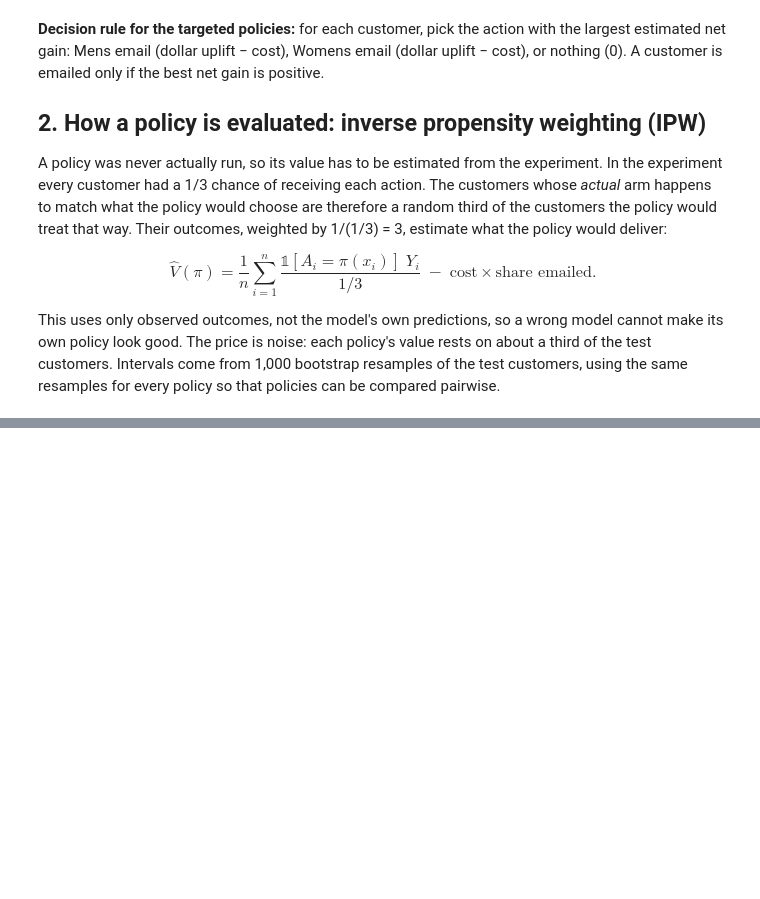
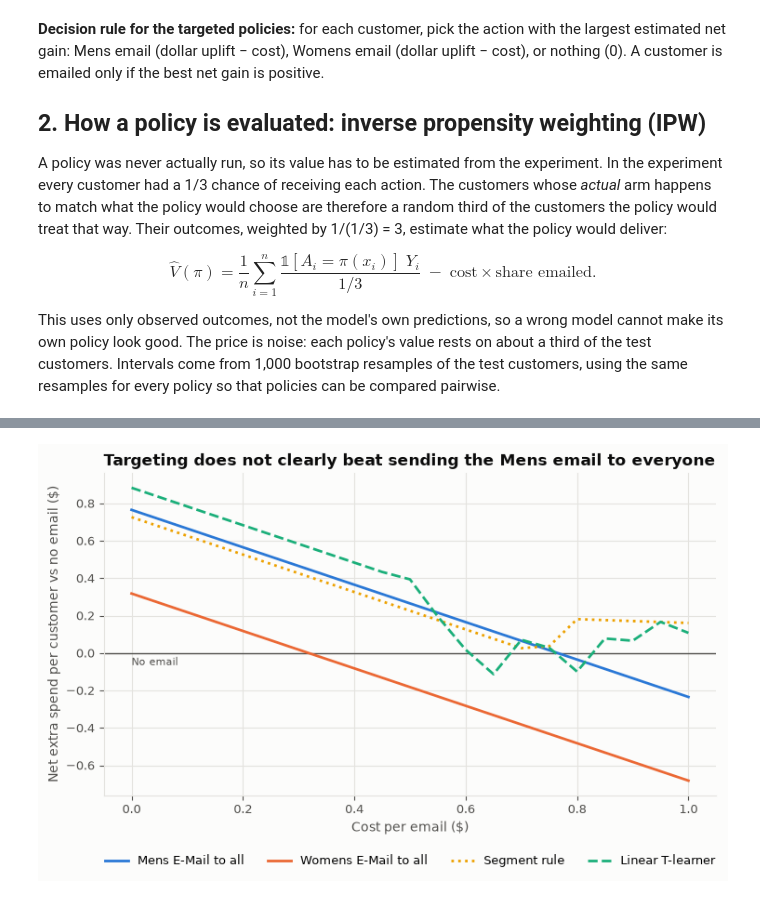
Before and after one commit to berkcansuner/hillstrom-email-uplift, a Jupyter notebook: notebooks/07_targeting_policy.ipynb, the cells around one changed output, grey strips where cells are left out. Cells and saved outputs as stored; diff of their text form; code cells hidden in the pictures; blank space fills up the shorter version.

Commit message:
Add notebook 07: policy value across email costs with paired bootstrap

```diff
--- a/notebooks/07_targeting_policy.ipynb
+++ b/notebooks/07_targeting_policy.ipynb
@@ -97,0 +102,36 @@ This uses only observed outcomes, not the model's own predictions, so a wrong mo
+# %%
+y_spend = test["spend"].to_numpy()
+costs = np.round(np.arange(0, 1.0001, 0.05), 2)
+POLICIES = ["Mens E-Mail to all", "Womens E-Mail to all", *TARGETED]
+
+value_none = policy_value_ipw(policy("No email", 0), arm_test, y_spend)
+grid = pd.DataFrame(
+    [
+        {"cost": c, "policy": name,
+         "net_vs_none": policy_value_ipw(policy(name, c), arm_test, y_spend, cost=c) - value_none,
+         "share_emailed": np.mean(policy(name, c) != "control")}
+        for c in costs
+        for name in POLICIES
+    ]
+)
+
+STYLES = {
+    "Mens E-Mail to all": dict(color=ARM_COLORS["mens"], ls="-"),
+    "Womens E-Mail to all": dict(color=ARM_COLORS["womens"], ls="-"),
+    "Segment rule": dict(color="#eda100", ls=":"),
+    "Linear T-learner": dict(color="#1baf7a", ls="--"),
+}
+fig, ax = plt.subplots(figsize=(8.5, 4.5))
+ax.axhline(0, color=TEXT_SECONDARY, lw=1)
+ax.text(0.0, -0.02, "No email", ha="left", va="top", fontsize=8, color=TEXT_SECONDARY)
+for name in POLICIES:
+    sub = grid[grid["policy"] == name]
+    ax.plot(sub["cost"], sub["net_vs_none"], lw=2, label=name, **STYLES[name])
+ax.set_xlabel("Cost per email ($)")
+ax.set_ylabel("Net extra spend per customer vs no email ($)")
+ax.set_title("Targeting does not clearly beat sending the Mens email to everyone", loc="left")
+ax.legend(loc="upper center", bbox_to_anchor=(0.5, -0.15), ncol=4)
+save_figure(fig, "07_policy_value_by_cost")
+plt.show()
+# %% [output]
+[figure, added]
```
Also changed, not shown: parts of 3 cells of this notebook, 1 other file.
